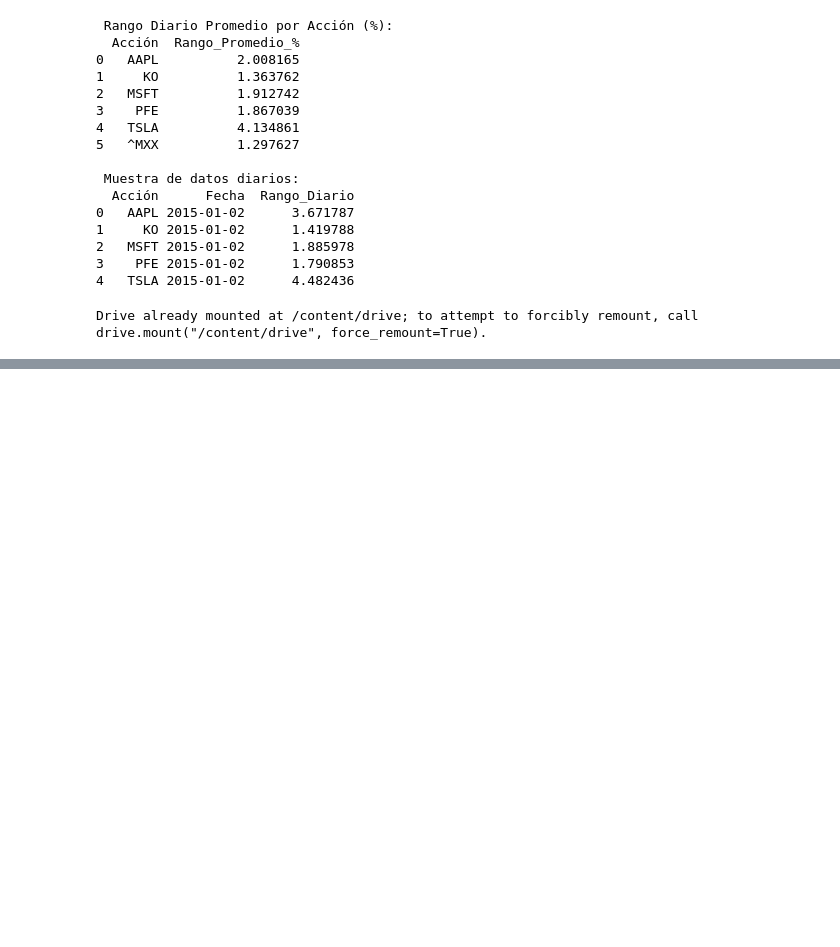
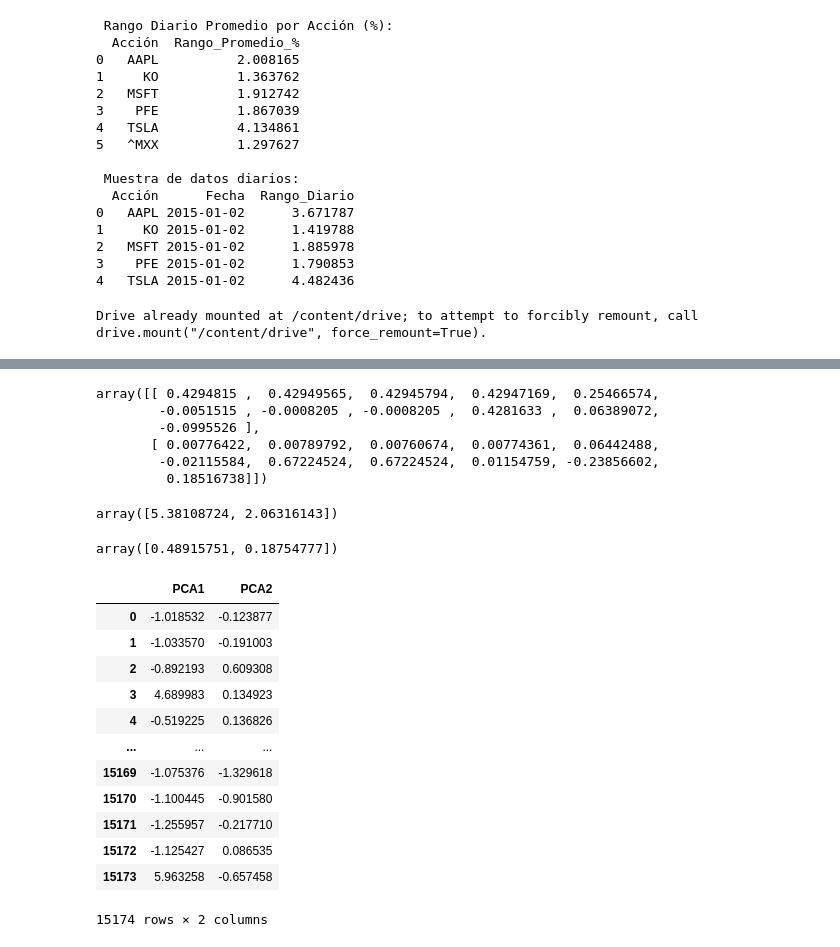
Before and after one commit to BrendJ510/Terminal_Economia, a Jupyter notebook: Optimizacion_RobustadePortafoliosenMercados_Volatiles.ipynb, the cells around one changed output, grey strips where cells are left out. Saved outputs shown, nothing was run; the diff lists cells and outputs as text; code cells hidden in the pictures; blank space fills up the shorter version.

```diff
--- a/Optimizacion_RobustadePortafoliosenMercados_Volatiles.ipynb
+++ b/Optimizacion_RobustadePortafoliosenMercados_Volatiles.ipynb
@@ -425,0 +547,37 @@ fig_heatmap.show()
+# %%
+components = pca. components_
+components
+# %% [output]
+array([[ 0.4294815 ,  0.42949565,  0.42945794,  0.42947169,  0.25466574,
+        -0.0051515 , -0.0008205 , -0.0008205 ,  0.4281633 ,  0.06389072,
+        -0.0995526 ],
+       [ 0.00776422,  0.00789792,  0.00760674,  0.00774361,  0.06442488,
+        -0.02115584,  0.67224524,  0.67224524,  0.01154759, -0.23856602,
+         0.18516738]])
+# %%
+variance = pca.explained_variance_
+variance
+# %% [output]
+array([5.38108724, 2.06316143])
+# %%
+explained_variance = pca.explained_variance_ratio_
+explained_variance
+# %% [output]
+array([0.48915751, 0.18754777])
+# %%
+X_pca2 = X_pca2.drop('Accion', axis=1)
+X_pca2
+# %% [output]
+|  | PCA1 | PCA2 |
+| 0 | -1.018532 | -0.123877 |
+| 1 | -1.033570 | -0.191003 |
+| 2 | -0.892193 | 0.609308 |
+| 3 | 4.689983 | 0.134923 |
+| 4 | -0.519225 | 0.136826 |
+| ... | ... | ... |
+| 15169 | -1.075376 | -1.329618 |
+| 15170 | -1.100445 | -0.901580 |
+| 15171 | -1.255957 | -0.217710 |
+| 15172 | -1.125427 | 0.086535 |
+| 15173 | 5.963258 | -0.657458 |
+15174 rows × 2 columns
```
Also changed, not shown: parts of 22 cells of this notebook.
